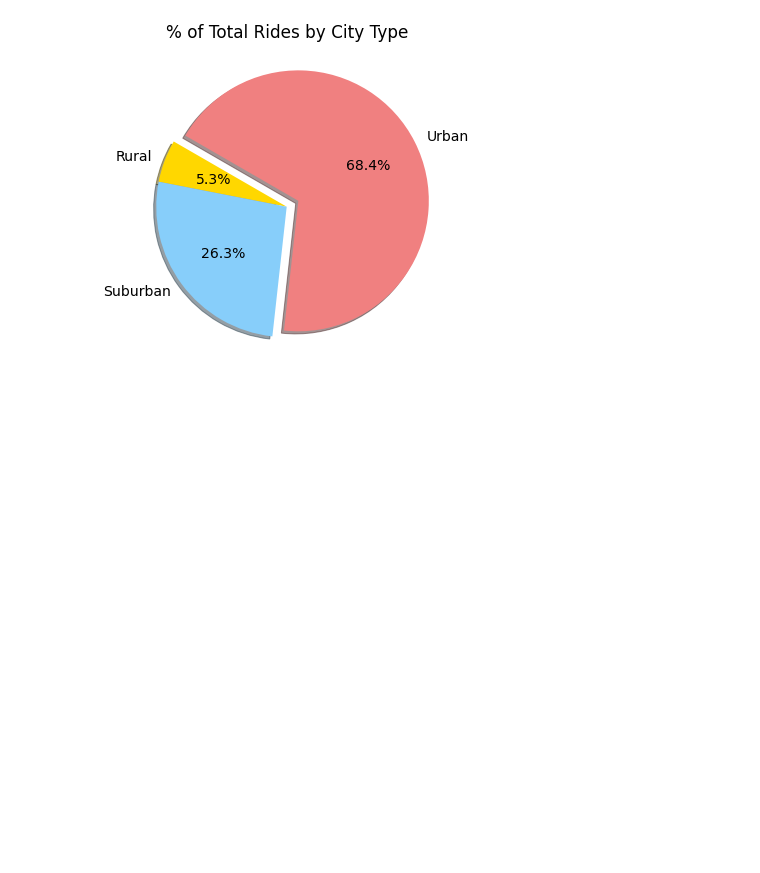
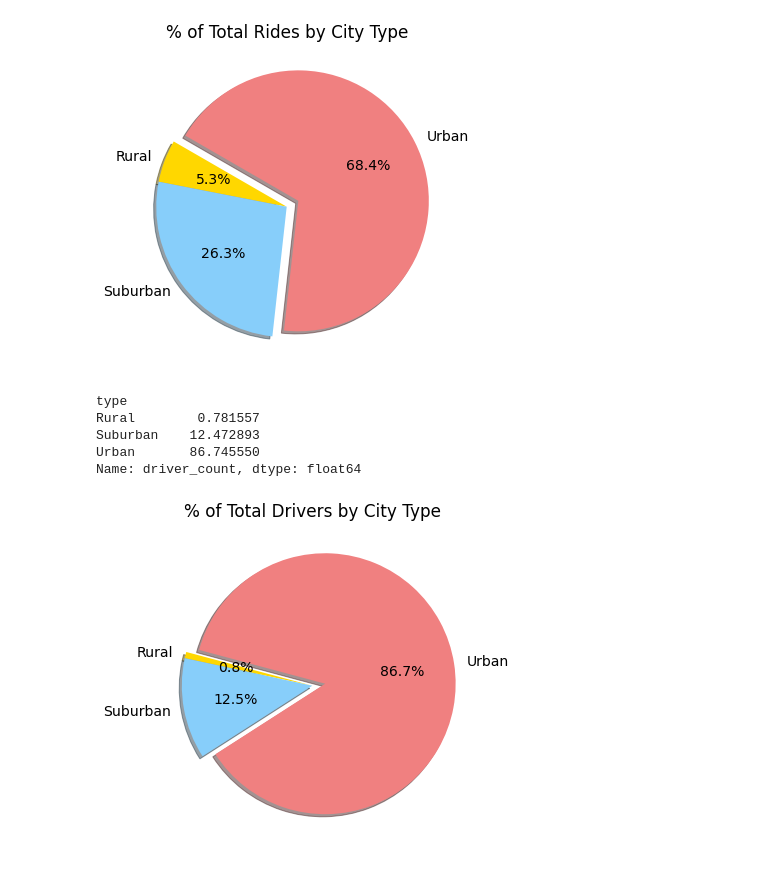
Before and after one commit to ezra-deutsch/PyBer_Analysis, a Jupyter notebook: PyBer.ipynb, the cells around one changed output. Drawn from its saved outputs; the diff is of its cells as text; code cells hidden in the pictures; blank space fills up the shorter version.

Commit message:
new pie charts Module 5.7

```diff
--- a/PyBer.ipynb
+++ b/PyBer.ipynb
@@ -1046,3 +1046,35 @@ plt.savefig("analysis/Fig5.png")
 plt.show()
 # %% [output]
 [figure]
+# %%
+#5.7.1 - Use this line
+# Calculate the percentage of total drivers for each city type.
+driver_percents = 100 * pyber_data_df.groupby(["type"]).sum()["driver_count"] / pyber_data_df["driver_count"].sum()
+driver_percents
+# %% [output]
+type
+Rural        0.781557
+Suburban    12.472893
+Urban       86.745550
+Name: driver_count, dtype: float64
+# %%
+#5.7.2 - MATLAB Approach - adding fontsize, title,...
+# Import mpl to change the plot configurations using rcParams.
+import matplotlib as mpl
+# Build Pie Chart - ride_percents = "% of Total Drivers by City Type"
+plt.subplots(figsize=(10, 6))
+plt.pie(driver_percents,
+    labels=["Rural", "Suburban", "Urban"],
+    colors=["gold", "lightskyblue", "lightcoral"],
+    explode=[0, 0, 0.1],
+    autopct='%1.1f%%',
+    shadow=True, startangle=165)
+plt.title("% of Total Drivers by City Type")
+# Change the default font size from 10 to 14.
+mpl.rcParams['font.size'] = 14
+# Save Figure
+plt.savefig("analysis/Fig7.png")
+# Show Figure
+plt.show()
+# %% [output]
+[figure, added]
```
Also changed, not shown: parts of 2 cells of this notebook, 3 other files.
